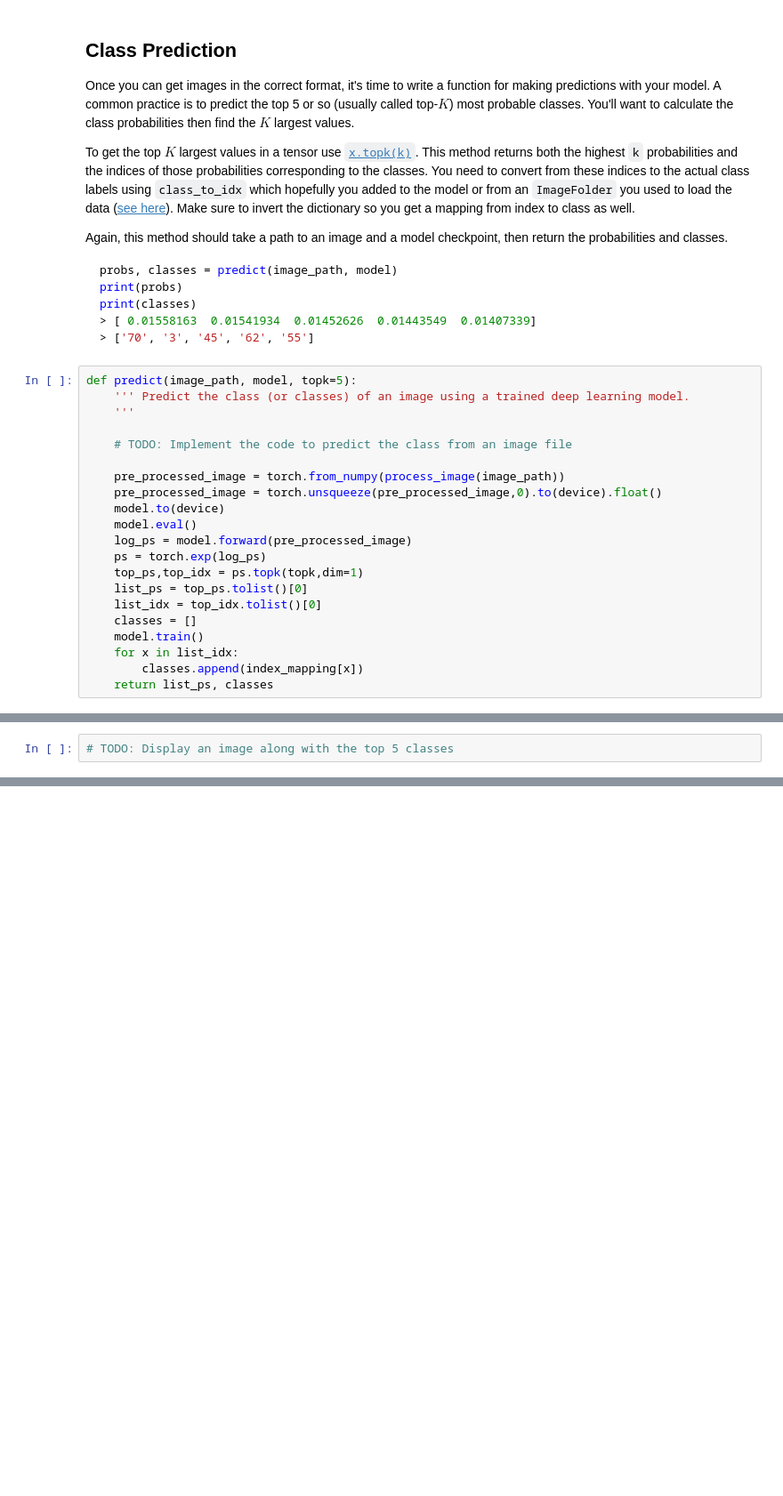
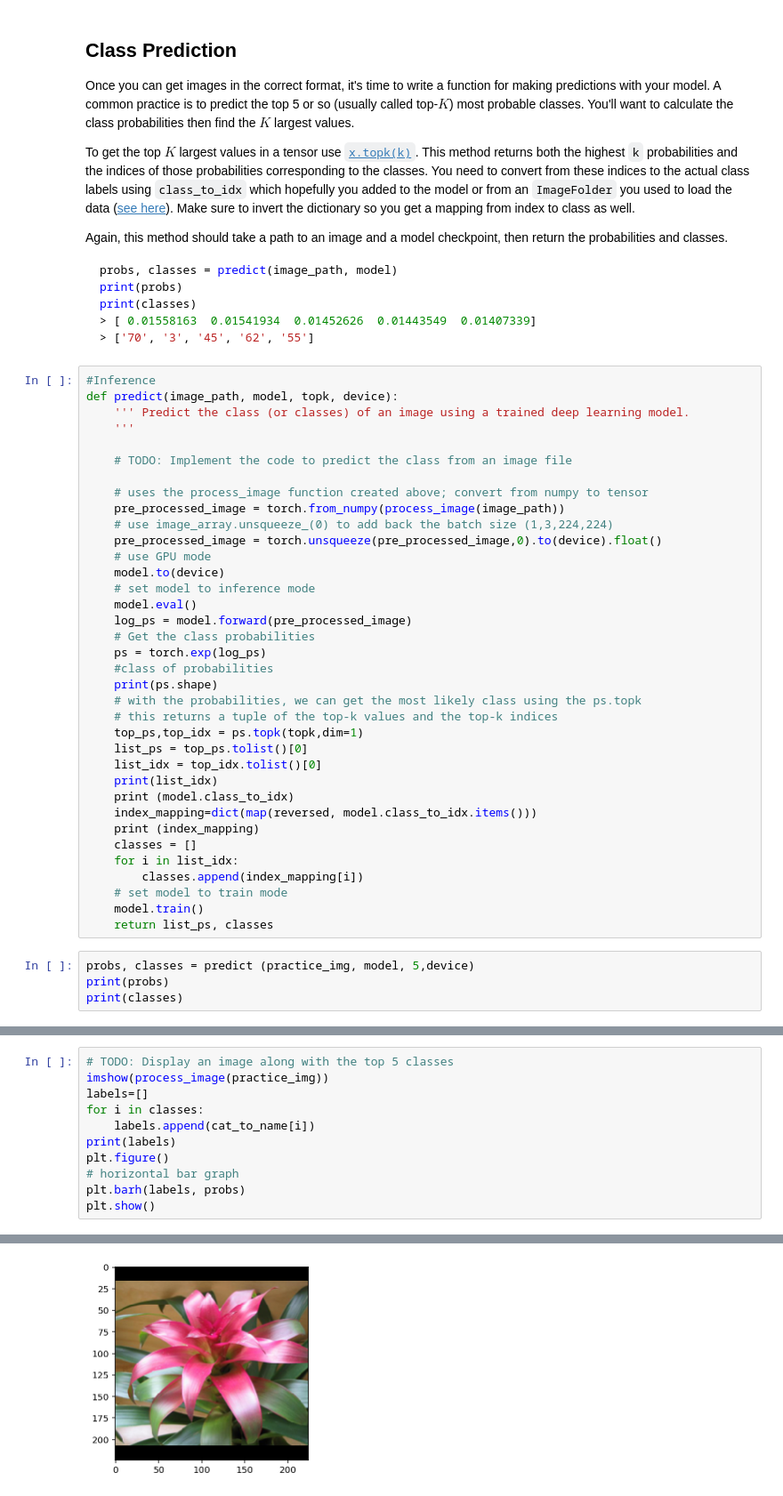
Before and after one commit to kingdom4animal/Udacity, a Jupyter notebook: Image Classifier Project.ipynb, the cells around one changed output, grey strips where cells are left out. Shown at 89% size. Cells and saved outputs as stored; diff of their text form; blank space fills up the shorter version.

````diff
--- a/Image Classifier Project.ipynb
+++ b/Image Classifier Project.ipynb
@@ -533,23 +465,42 @@ print(classes)
 > ['70', '3', '45', '62', '55']
 ```
 # %%
-def predict(image_path, model, topk=5):
+#Inference
+def predict(image_path, model, topk, device):
     ''' Predict the class (or classes) of an image using a trained deep learning model.
     '''
 
     # TODO: Implement the code to predict the class from an image file
 
+    # uses the process_image function created above; convert from numpy to tensor
     pre_processed_image = torch.from_numpy(process_image(image_path))
+    # use image_array.unsqueeze_(0) to add back the batch size (1,3,224,224)
     pre_processed_image = torch.unsqueeze(pre_processed_image,0).to(device).float()
+    # use GPU mode
     model.to(device)
+    # set model to inference mode
     model.eval()
     log_ps = model.forward(pre_processed_image)
+    # Get the class probabilities
     ps = torch.exp(log_ps)
+    #class of probabilities
+    print(ps.shape)
+    # with the probabilities, we can get the most likely class using the ps.topk
+    # this returns a tuple of the top-k values and the top-k indices
     top_ps,top_idx = ps.topk(topk,dim=1)
     list_ps = top_ps.tolist()[0]
     list_idx = top_idx.tolist()[0]
+    print(list_idx)
+    print (model.class_to_idx)
+    index_mapping=dict(map(reversed, model.class_to_idx.items()))
+    print (index_mapping)
     classes = []
+    for i in list_idx:
+        classes.append(index_mapping[i])
+    # set model to train mode
     model.train()
-    for x in list_idx:
-        classes.append(index_mapping[x])
     return list_ps, classes
+# %%
+probs, classes = predict (practice_img, model, 5,device)
+print(probs)
+print(classes)
@@ -563,3 +521,13 @@ Now that you can use a trained model for predictions, check to make sure it make
 You can convert from the class integer encoding to actual flower names with the `cat_to_name.json` file (should have been loaded earlier in the notebook). To show a PyTorch tensor as an image, use the `imshow` function defined above.
 # %%
 # TODO: Display an image along with the top 5 classes
+imshow(process_image(practice_img))
+labels=[]
+for i in classes:
+    labels.append(cat_to_name[i])
+print(labels)
+plt.figure()
+# horizontal bar graph
+plt.barh(labels, probs)
+plt.show()
+# %% [output]
@@ -565,0 +535 @@ You can convert from the class integer encoding to actual flower names with the
+[figure, added]
````
Also changed, not shown: parts of 21 cells of this notebook.
